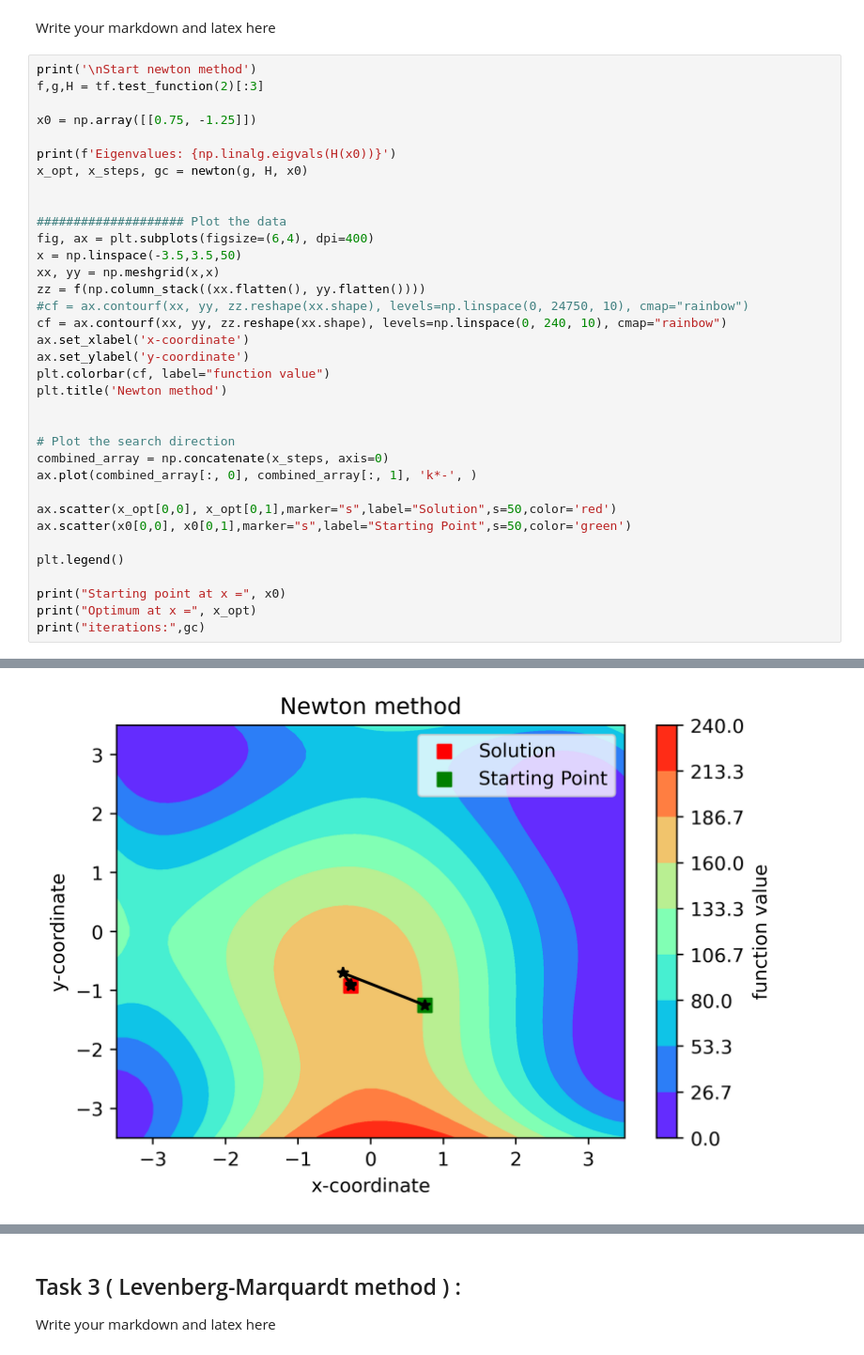
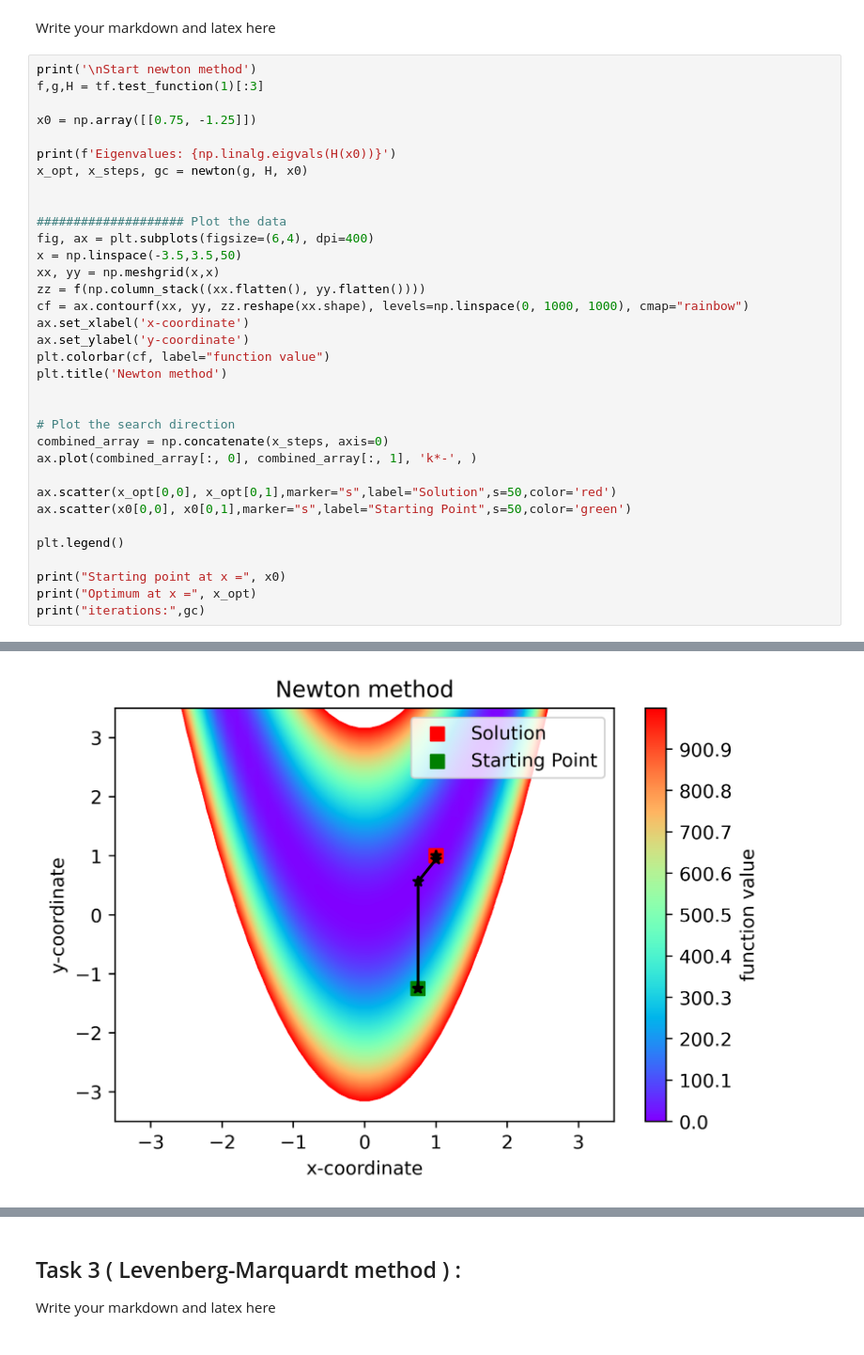
Before and after one commit to harifel/NumericalOptimization, a Jupyter notebook: HW2_Group5.ipynb, the cells around one changed output, grey strips where cells are left out. Shown at 94% size. Cells and saved outputs as stored; diff of their text form.

```diff
--- a/HW2_Group5.ipynb
+++ b/HW2_Group5.ipynb
@@ -73,7 +74,7 @@ iterations: 1979
 Write your markdown and latex here
 # %%
 print('\nStart newton method')
-f,g,H = tf.test_function(2)[:3]
+f,g,H = tf.test_function(1)[:3]
 
 x0 = np.array([[0.75, -1.25]])
 
@@ -86,8 +87,7 @@ fig, ax = plt.subplots(figsize=(6,4), dpi=400)
 x = np.linspace(-3.5,3.5,50)
 xx, yy = np.meshgrid(x,x)
 zz = f(np.column_stack((xx.flatten(), yy.flatten())))
-#cf = ax.contourf(xx, yy, zz.reshape(xx.shape), levels=np.linspace(0, 24750, 10), cmap="rainbow")
-cf = ax.contourf(xx, yy, zz.reshape(xx.shape), levels=np.linspace(0, 240, 10), cmap="rainbow")
+cf = ax.contourf(xx, yy, zz.reshape(xx.shape), levels=np.linspace(0, 1000, 1000), cmap="rainbow")
 ax.set_xlabel('x-coordinate')
 ax.set_ylabel('y-coordinate')
 plt.colorbar(cf, label="function value")
@@ -116,4 +116,4 @@ iterations: 5
-[figure, old version]
+[figure, new version]
 # %%
 f,g,H = tf.test_function(2)[:3]
 x0 = np.array([[0, 0]])
```
Also changed, not shown: parts of 7 cells of this notebook, 1 other file.
